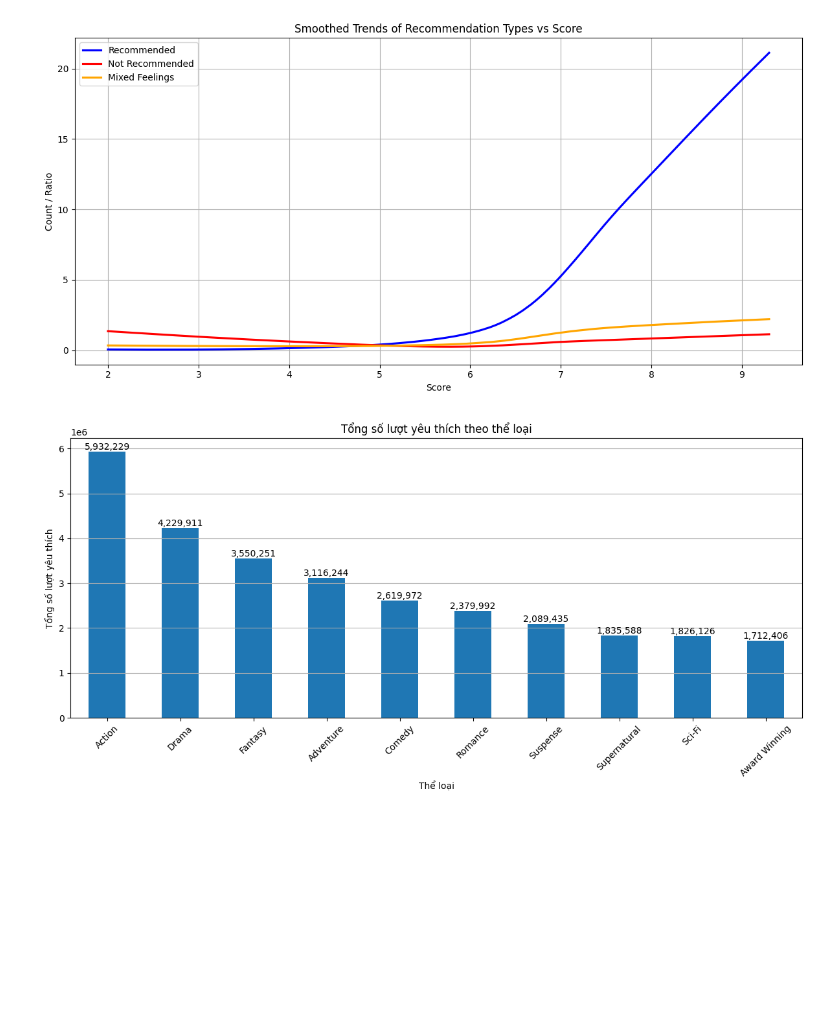
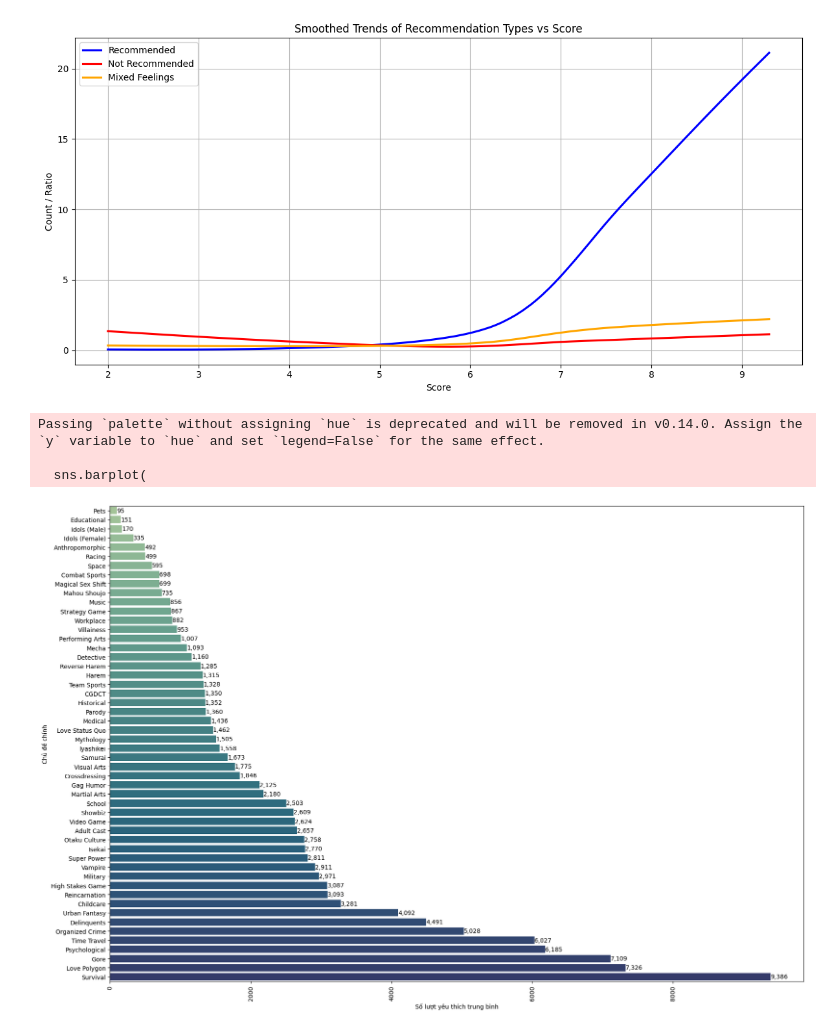
Before and after one commit to StrugVN/data-analysis-ctu, a Jupyter notebook: 2/2.ipynb, the cells around one changed output. Cells and saved outputs as stored; diff of their text form; code cells hidden in the pictures; blank space fills up the shorter version.

```diff
--- a/2/2.ipynb
+++ b/2/2.ipynb
@@ -400,24 +401,37 @@ plt.show()
 # %% [output]
 [figure]
 # %%
-# Total favorites by genre, remove the surfix genre_ from the column names, log scale y-axis
-genre_cols = [col for col in df_processed.columns if col.startswith('genres_')]
-total_favorites_by_genre = df_processed[genre_cols].multiply(df_processed['favorites'], axis=0).sum().sort_values(ascending=False)
-total_favorites_by_genre.index = total_favorites_by_genre.index.str.replace('genres_', '', regex=False)
+# Average favorites by themes, remove the surfix theme_ from the column names
+theme_list = df_processed['themes'].explode().unique().tolist()
+theme_list = [theme for theme in theme_list if theme not in ['']]
 
-# get top 10
-total_favorites_by_genre = total_favorites_by_genre.head(10)
+# Create a DataFrame to hold the average favorites for each theme
+theme_avg_favorites = pd.DataFrame(index=theme_list, columns=['avg_favorites'])
+for theme in theme_list:
+    theme_col = f'themes_{theme}'
+    if theme_col in df_processed.columns:
+        theme_avg_favorites.loc[theme, 'avg_favorites'] = df_processed[df_processed[theme_col] == 1]['favorites'].mean()
 
-plt.figure(figsize=(12, 6))
-total_favorites_by_genre.plot(kind='bar')
-# add number on top of each bar
-for i, v in enumerate(total_favorites_by_genre):
-    plt.text(i, v + 50, f'{v:,.0f}', ha='center', va='bottom', fontsize=10)
-plt.xlabel('Thể loại')
-plt.ylabel('Tổng số lượt yêu thích')
-plt.xticks(rotation=45)
-plt.grid(axis='y')
+theme_avg_favorites = theme_avg_favorites.dropna().sort_values(by='avg_favorites', ascending=False)
+
+
+plt.figure(figsize=(18, 12))
+theme_avg_favorites = theme_avg_favorites.sort_values(by='avg_favorites', ascending=True)
+sns.barplot(
+    data=theme_avg_favorites.reset_index(),
+    x='avg_favorites',
+    y='index',
+    palette='crest'
+)
+for index, value in enumerate(theme_avg_favorites['avg_favorites']):
+    plt.text(value, index, f'{value:,.0f}', va='center', fontsize=10, color='black')
+plt.xticks(rotation=90)
+plt.xlabel('Số lượt yêu thích trung bình')
+plt.ylabel('Chủ đề chính')
 plt.tight_layout()
 plt.show()
 # %% [output]
+Passing `palette` without assigning `hue` is deprecated and will be removed in v0.14.0. Assign the `y` variable to `hue` and set `legend=False` for the same effect.
+
+  sns.barplot(
-[figure, old version]
+[figure, new version]
```
Also changed, not shown: parts of 19 cells of this notebook.
